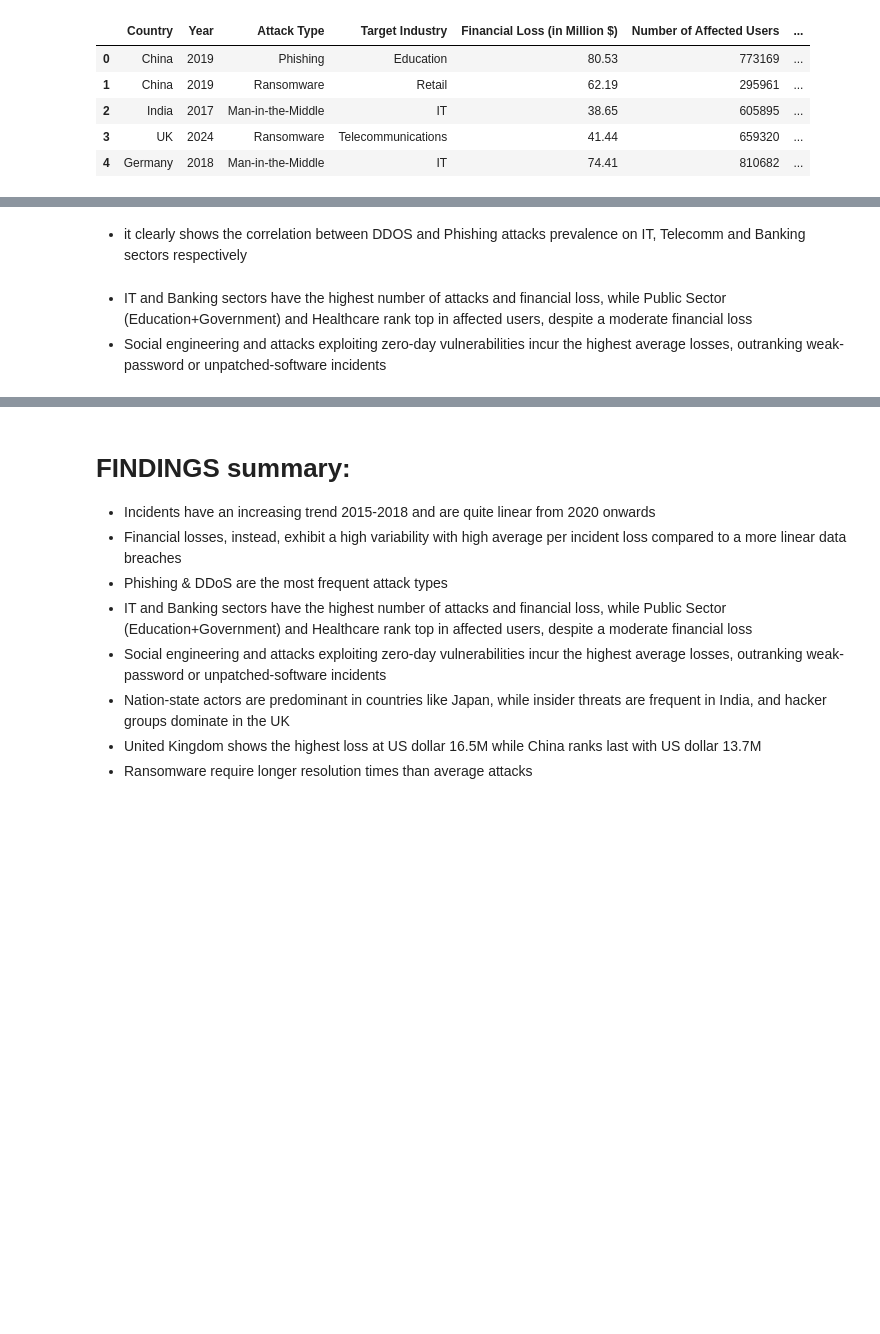
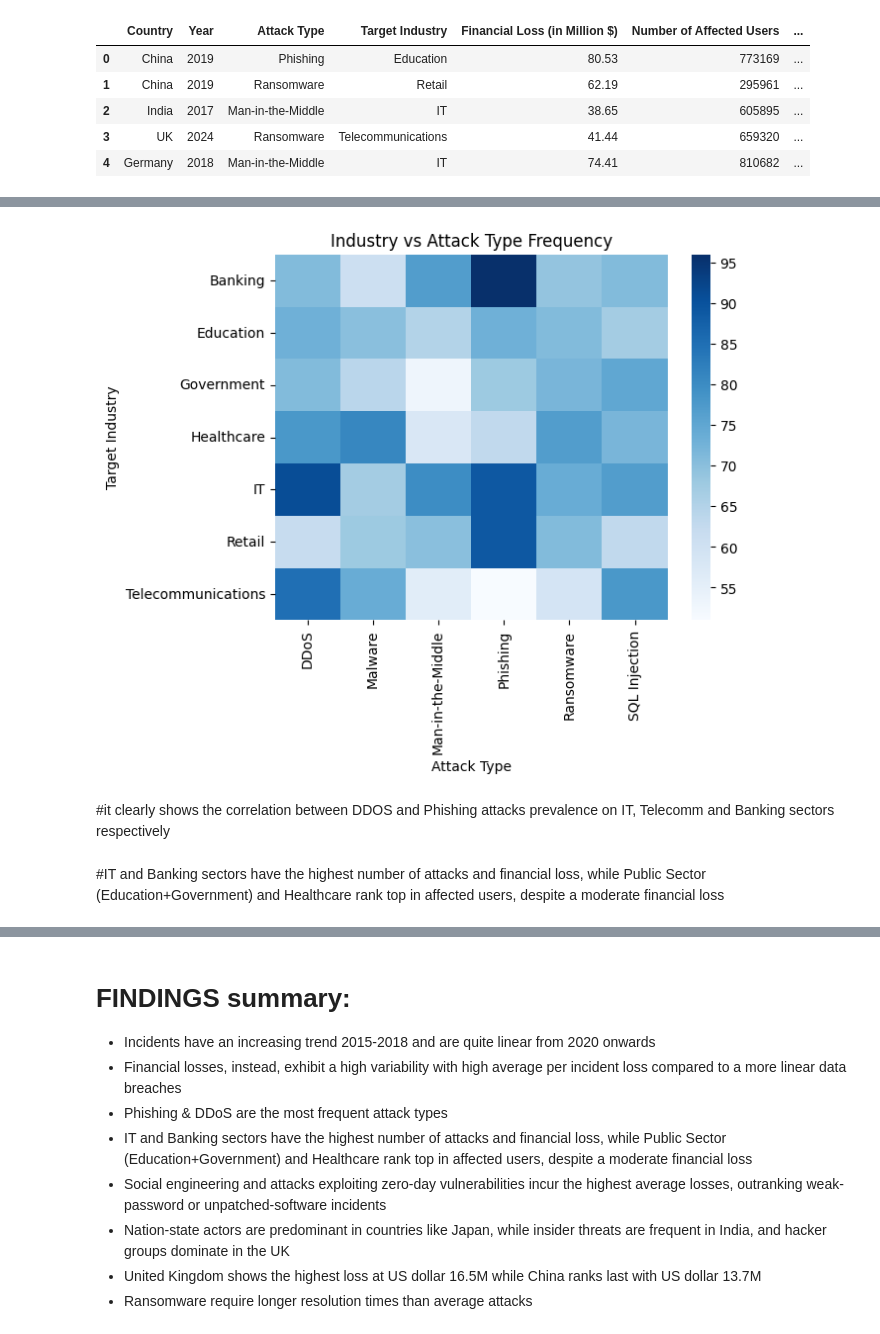
Before and after one commit to LixPix/Global-Cybersecurity-Threats-and-Trends, a Jupyter notebook: jupyter_notebooks/ETL_EDA_global_cyberthreats.ipynb, the cells around one changed output, grey strips where cells are left out. Cells and saved outputs as stored; diff of their text form; code cells hidden in the pictures; blank space fills up the shorter version.

```diff
--- a/jupyter_notebooks/ETL_EDA_global_cyberthreats.ipynb
+++ b/jupyter_notebooks/ETL_EDA_global_cyberthreats.ipynb
@@ -1652,40 +127,12 @@ print(f"   • Result: {'Significant differences in financial impact' if p_anova
 # %%
 # heatmap of attack types by industry
-ct = pd.crosstab(cleaned_df['Target Industry'], cleaned_df['Attack Type'])
-
-# Create heatmap using plotly
-fig = px.imshow(
-    ct.values,
-    x=ct.columns,
-    y=ct.index,
-    aspect="auto",
-    color_continuous_scale="Blues",
-    title="Industry vs Attack Type Frequency Heatmap"
-)
-
-fig.update_layout(
-    xaxis_title="Attack Type",
-    yaxis_title="Target Industry",
-    width=800,
-    height=500
-)
-
-# Add text annotations
-annotations = []
-for i, row in enumerate(ct.index):
-    for j, col in enumerate(ct.columns):
-        annotations.append(
-            dict(
-                x=j, y=i,
-                text=str(ct.iloc[i, j]),
-                showarrow=False,
-                font=dict(color="white" if ct.iloc[i, j] > ct.values.max()/2 else "black")
-            )
-        )
-
-fig.update_layout(annotations=annotations)
-fig.show()
+ct = pd.crosstab(df['Target Industry'], df['Attack Type'])
+sns.heatmap(ct, cmap="Blues")
+plt.title("Industry vs Attack Type Frequency")
+plt.show()
+# %% [output]
+[figure, added]
 # %% [markdown]
-* it clearly shows the correlation between DDOS and Phishing attacks prevalence on IT, Telecomm and Banking sectors respectively
+#it clearly shows the correlation between DDOS and Phishing attacks prevalence on IT, Telecomm and Banking sectors respectively
 # %%
 # affected users by industry chart
@@ -1707,5 +154,4 @@ fig = px.box(cleaned_df, x='Attack Type', y='Incident Resolution Time (in Hours)
 fig.update_layout(xaxis_title='Attack Type', yaxis_title='Resolution Time (Hours)')
 fig.show()
 # %% [markdown]
-* IT and Banking sectors have the highest number of attacks and financial loss, while Public Sector (Education+Government) and Healthcare rank top in affected users, despite a moderate financial loss
-* Social engineering and attacks exploiting zero-day vulnerabilities incur the highest average losses, outranking weak-password or unpatched-software incidents
+#IT and Banking sectors have the highest number of attacks and financial loss, while Public Sector (Education+Government) and Healthcare rank top in affected users, despite a moderate financial loss
```
Also changed, not shown: parts of 51 cells of this notebook, 22 other files.
